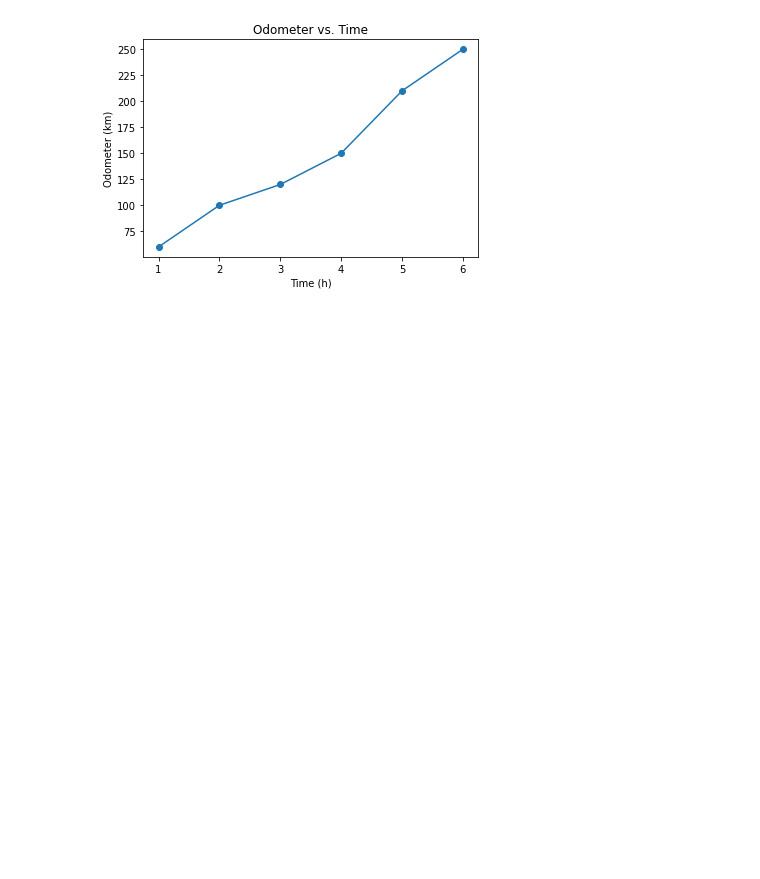
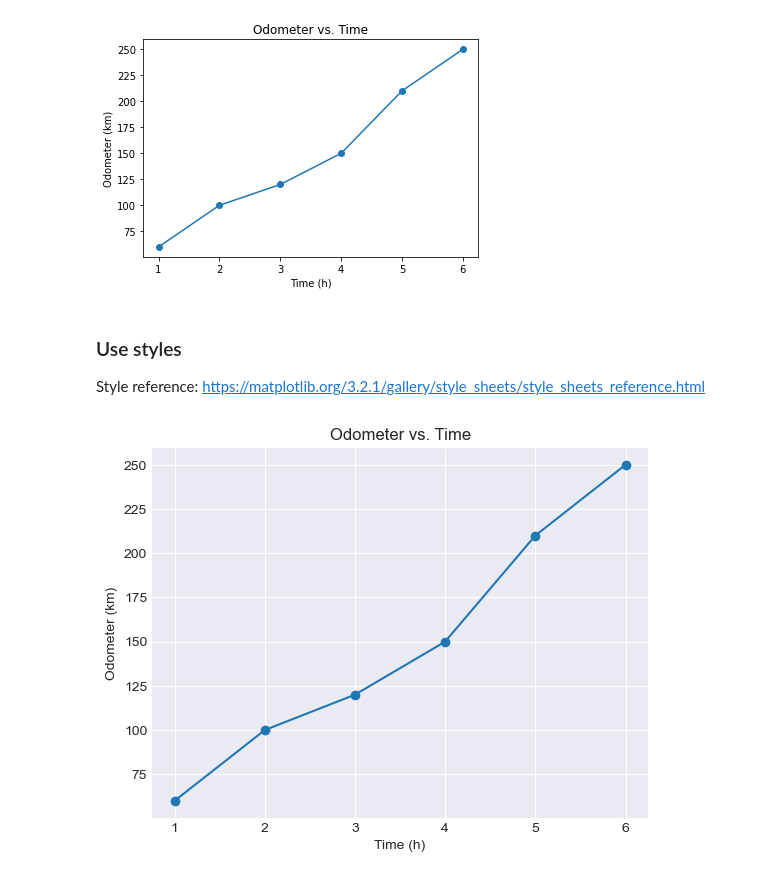
Before and after one commit to jarix/Python_Snippets, a Jupyter notebook: matplotlib_101.ipynb, the cells around one changed output. Drawn from its saved outputs; the diff is of its cells as text; code cells hidden in the pictures; blank space fills up the shorter version.

```diff
--- a/matplotlib_101.ipynb
+++ b/matplotlib_101.ipynb
@@ -32,3 +36,18 @@ plt.ylabel("Odometer (km)")
 plt.show()
 # %% [output]
 [figure]
+# %% [markdown]
+### Use styles
+
+Style reference:
+https://matplotlib.org/3.2.1/gallery/style_sheets/style_sheets_reference.html
+# %%
+plt.scatter(X,Y)
+plt.plot(X,Y)
+plt.title("Odometer vs. Time")
+plt.xlabel("Time (h)")
+plt.ylabel("Odometer (km)")
+plt.style.use('seaborn-darkgrid')
+plt.show()
+# %% [output]
+[figure, added]
```
Also changed, not shown: parts of 19 cells of this notebook.
